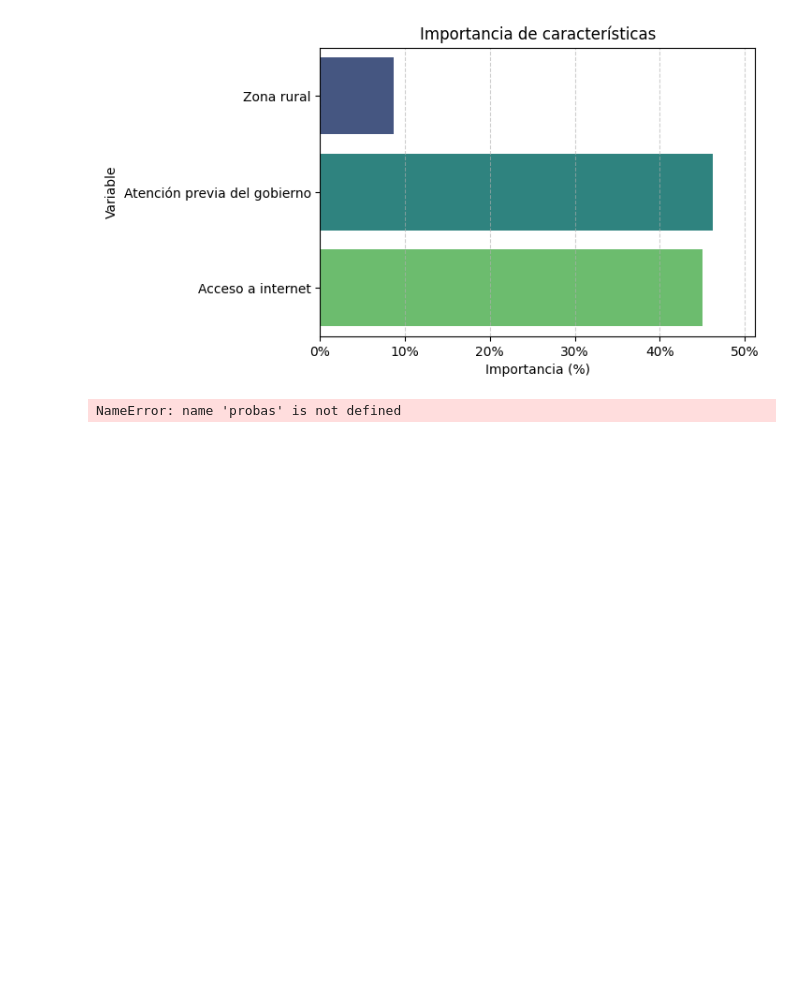
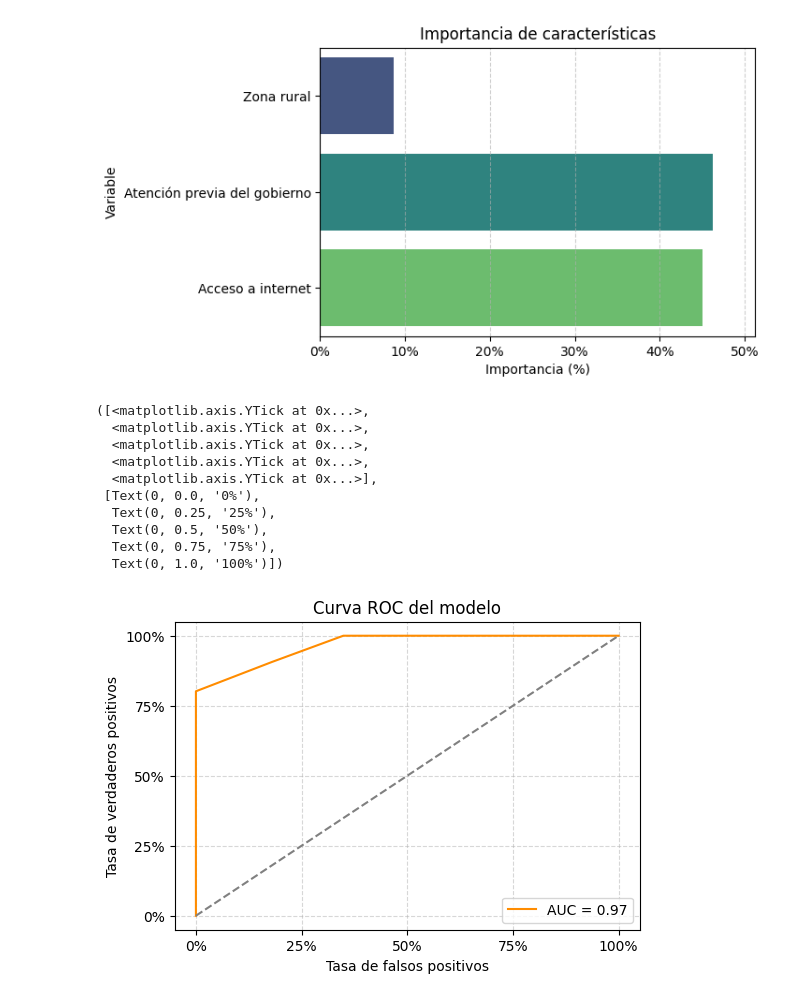
Before and after one commit to ariss99nn/SENASOFT, a Jupyter notebook: RETO.ipynb, the cells around one changed output. Cells and saved outputs as stored; diff of their text form; code cells hidden in the pictures; blank space fills up the shorter version.

```diff
--- a/RETO.ipynb
+++ b/RETO.ipynb
@@ -330,22 +330,34 @@ Passing `palette` without assigning `hue` is deprecated and will be removed in v
 [figure]
 # %%
 # Curva ROC
+probas = modelo.predict_proba(X_test)[:, 1]
+
 from sklearn.metrics import roc_curve, roc_auc_score
 
-fpr, tpr, _ = roc_curve(y_test,probas )
+fpr, tpr, _ = roc_curve(y_test,probas)
 auc = roc_auc_score(y_test,probas)
 
 plt.figure(figsize=(6, 4))
 plt.plot(fpr, tpr, label=f"AUC = {auc:.2f}", color='darkorange')
 plt.plot([0, 1], [0, 1], linestyle='--', color='gray')
 plt.title("Curva ROC del modelo")
 plt.xlabel("Tasa de falsos positivos")
 plt.ylabel("Tasa de verdaderos positivos")
 plt.legend(loc="lower right")
 plt.grid(True, linestyle='--', alpha=0.5)
 
 # Formatear ejes sin decimales
 plt.xticks([0, 0.25, 0.5, 0.75, 1.0], ["0%", "25%", "50%", "75%", "100%"])
 plt.yticks([0, 0.25, 0.5, 0.75, 1.0], ["0%", "25%", "50%", "75%", "100%"])
 # %% [output]
-NameError: name 'probas' is not defined
+([<matplotlib.axis.YTick at 0x...>,
+  <matplotlib.axis.YTick at 0x...>,
+  <matplotlib.axis.YTick at 0x...>,
+  <matplotlib.axis.YTick at 0x...>,
+  <matplotlib.axis.YTick at 0x...>],
+ [Text(0, 0.0, '0%'),
+  Text(0, 0.25, '25%'),
+  Text(0, 0.5, '50%'),
+  Text(0, 0.75, '75%'),
+  Text(0, 1.0, '100%')])
+[figure, added]
```
